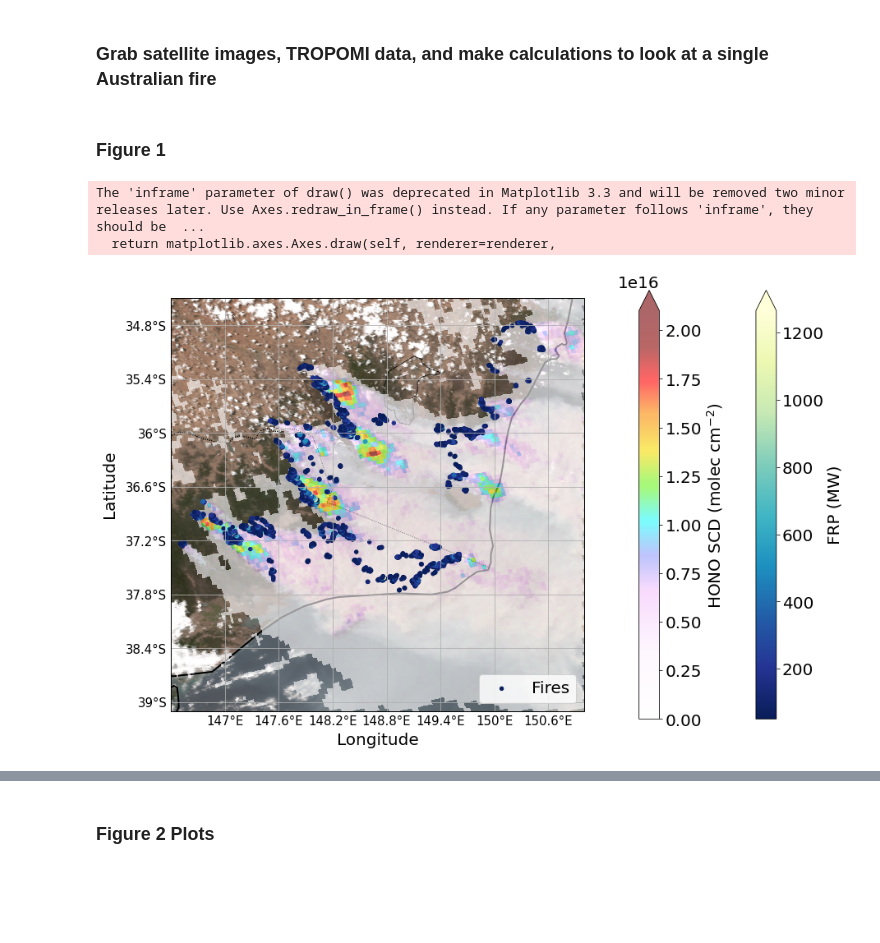
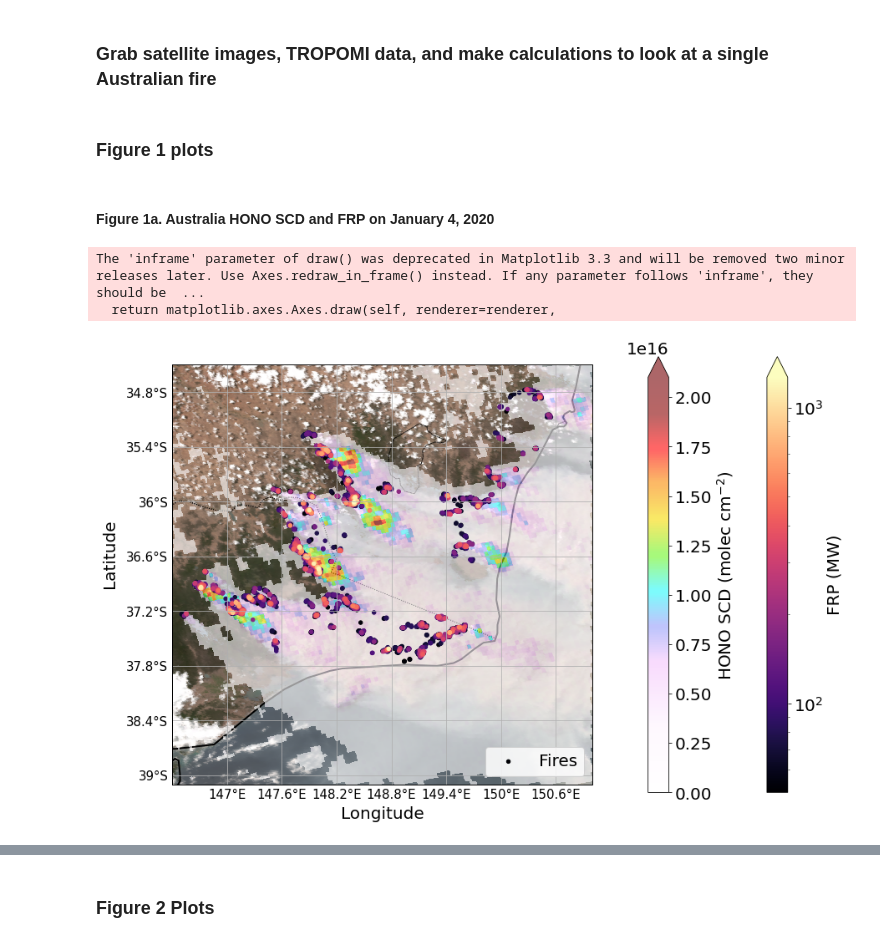
Before and after one commit to cdfredrickson/Satellite-HONO-NO2-FRP, a Jupyter notebook: HONO_NO2_FRP_analysis_notebook.ipynb, the cells around one changed output, grey strips where cells are left out. Saved outputs shown, nothing was run; the diff lists cells and outputs as text; code cells hidden in the pictures; blank space fills up the shorter version.

Commit message:
Newly updated plotting notebook
Added code for Figure 1b

```diff
--- a/HONO_NO2_FRP_analysis_notebook.ipynb
+++ b/HONO_NO2_FRP_analysis_notebook.ipynb
@@ -239,9 +253,11 @@ yrange = np.arange(bbox[3], bbox[1], -0.005)
 xx, yy = np.meshgrid(xrange, yrange, sparse=False)
 positions = np.vstack([xx.ravel(), yy.ravel()]).T
 # %% [markdown]
-### Figure 1
+### Figure 1 plots
+# %% [markdown]
+#### Figure 1a. Australia HONO SCD and FRP on January 4, 2020
 # %%
-# Create figure 1
+# Create figure 1a
 fig1, ax_main1, font_size = figure_setup(figure_size,bbox_alt)
 
 # Add satellite imagery to figure 1
@@ -261,16 +277,19 @@ firms_frp = firms_frp[(firms_frp["daynight"] == "D") & # day fires
                       (firms_frp["frp"] > 50)] # 50 MW
 firms_frp.drop(columns=["daynight", "type"])
 
+FRP_VIIRS_sortind = np.argsort(firms_frp["frp"])
+
 # Plot the Fire FRPS
 plt.sca(ax_main1)
-plz2 = plt.scatter(firms_frp['longitude'],
-                   firms_frp['latitude'],
+plz2 = plt.scatter(firms_frp['longitude'].iloc[FRP_VIIRS_sortind],
+                   firms_frp['latitude'].iloc[FRP_VIIRS_sortind],
                    s=20,
-                   c=firms_frp['frp'],
+                   c=firms_frp['frp'].iloc[FRP_VIIRS_sortind],
+                   norm=mpl.colors.LogNorm(vmin=firms_frp['frp'].min(), vmax=firms_frp['frp'].max()),
                    transform=ccrs.PlateCarree(),
                    alpha=1,
                    label='Fires',
-                   cmap='YlGnBu_r',
+                   cmap='magma',
                    zorder=2)
 
 # Create and specify the colorbar
@@ -310,32 +329,33 @@ plz1 = plt.imshow(gHONO_TROP_masked,
                   transform=ccrs.PlateCarree(),
                   extent=(bbox[0],bbox[2],bbox[1],bbox[3]),
                   origin='upper',
                   cmap=my_cmap,
                   vmin=0,
                   vmax=np.ma.max(gHONO_TROP_masked),
                   alpha=0.6,
                   zorder=1
                  )
+
 # Add the x and y labels
 ax_main1.text(-0.13, 0.55, 'Latitude', va='bottom', ha='center',
         rotation='vertical', rotation_mode='anchor',
         transform=ax_main1.transAxes, fontsize=font_size)
 ax_main1.text(0.5, -0.09, 'Longitude', va='bottom', ha='center',
         rotation='horizontal', rotation_mode='anchor',
         transform=ax_main1.transAxes, fontsize = font_size)
 
 # Create and specify the colorbar
 cbar1 = plt.colorbar(shrink=0.8,pad=0.1, extend='max')
 cbar1.ax.tick_params(labelsize=font_size)
 cbar1.ax.yaxis.offsetText.set(size=20)
 cbar1.set_label(label='HONO SCD (molec cm$^{-2}$)', fontsize=font_size)
 
 # Add legend
 legend1 = ax_main1.legend(loc='lower right', fontsize=20)
 
 # Uncomment below if you want to save figure
-#plt.savefig(f'fig1.png', dpi=300)
+#plt.savefig(f'fig1a.png', dpi=300)
 # %% [output]
 The 'inframe' parameter of draw() was deprecated in Matplotlib 3.3 and will be removed two minor releases later. Use Axes.redraw_in_frame() instead. If any parameter follows 'inframe', they should be  ...
   return matplotlib.axes.Axes.draw(self, renderer=renderer,
-[figure, old version]
+[figure, new version]
```
Also changed, not shown: parts of 5 cells of this notebook.
